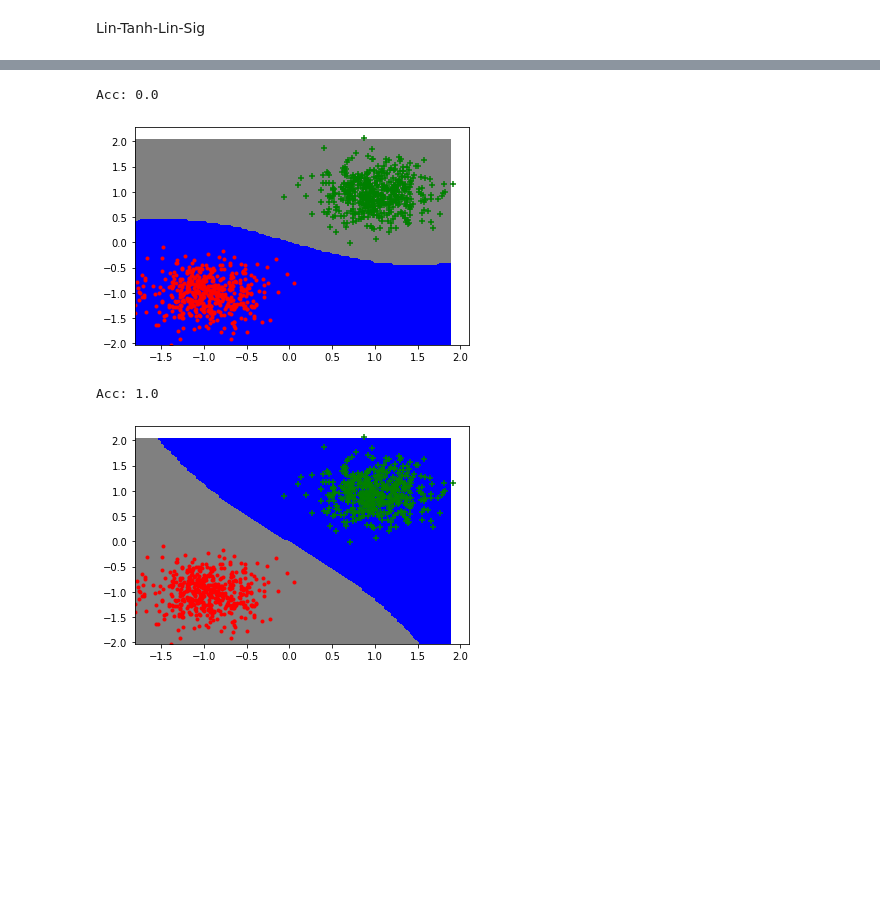
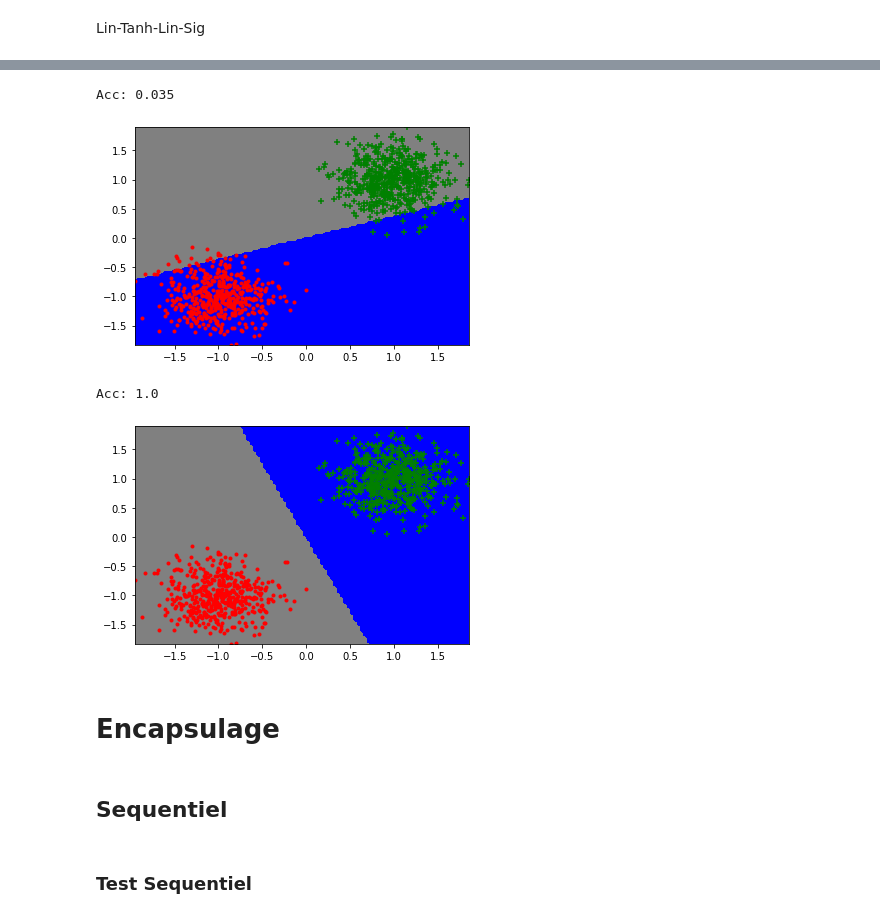
Before and after one commit to nhs2828/NeuralNetwork_DIY, a Jupyter notebook: Projet.ipynb, the cells around one changed output, grey strips where cells are left out. Saved outputs shown, nothing was run; the diff lists cells and outputs as text; code cells hidden in the pictures; blank space fills up the shorter version.

```diff
--- a/Projet.ipynb
+++ b/Projet.ipynb
@@ -168,6 +173,7 @@ class Linear(Module):
             jusqu’à son appel avec un pas de gradient_step
         """
         self._parameters -= gradient_step*self._gradient
+        self._parameters /= np.linalg.norm(self._parameters)
         self.zero_grad()
 
     def backward_update_gradient(self, input, delta):
@@ -179,6 +185,7 @@ class Linear(Module):
             input (array): z_h-1
             delta (_type_): _description_
         """
+        #print(f"LIN MAJ GRAD input {input.shape} delta {delta.shape}")
         #print("BW_grad_Lin",delta.T.shape, input.shape)
         gradient = delta.T@input
         #print(gradient.shape)
@@ -194,6 +201,7 @@ class Linear(Module):
             en fonction de l’entrée input et des deltas de la couche
             suivante delta
         """
+        #print(f"LIN input {input.shape} delta {delta.shape}")
         return np.dot(delta, self._parameters)
         #return np.dot(delta, self._parameters.T)
 
@@ -239,6 +247,7 @@ class TanH(Module): # (e(z)-e(-z)) / (e(z)+e(-z))
             en fonction de l’entrée input et des deltas de la couche
             suivante delta
         """
+        #print(f"TANH input {input.shape} delta {delta.shape}")
         dzda = (2/(np.exp(input)-np.exp(-input)))**2
         #print(input.shape)
         #print(dzda.shape)
@@ -285,6 +294,7 @@ class Sigmoide(Module): # 1 / (1+e(-z))
             en fonction de l’entrée input et des deltas de la couche
             suivante delta
         """
+        #print(f"SIG input {input.shape} delta {delta.shape}")
         dzda = np.exp(-input)/(1+np.exp(-input))**2
         #print(input.shape)
         #print(dzda.shape)
@@ -392,29 +420,30 @@ plot_data(X,Y)
 # %%
+np.random.seed(6)
 #ini
 MLin1 = Linear(X.shape[1],2)
 MtanH = TanH()
-MLin2 = M2 = Linear(M1._parameters.shape[0], 1) #w_h1(out,in)
+MLin2 = Linear(MLin1._parameters.shape[0], 1) #w_h1(out,in)
 MSig = Sigmoide()
 #forward
 z_1 = MLin1.forward(X)
 z_1_tan = MtanH.forward(z_1)
 z_2 = MLin2.forward(z_1_tan)
 z_2_sig = MSig.forward(z_2)
 #decision
 y_pred = np.where(z_2_sig>0.5,1,-1)
 
 def f_sig(X):
   A = MSig.forward(MLin2.forward(MtanH.forward(MLin1.forward(X))))
   return np.where(A>0.5,1,-1)
 
 #plot
 plot_frontiere(X,f_sig,step=100)
 plot_data(X,Y)
 res = np.where(y_pred == Y, 1, 0).sum()
 print("Acc:",res/len(Y))
 # %% [output]
-Acc: 0.0
+Acc: 0.035
-[figure, old version]
+[figure, new version]
 # %%
 
 #Back propagation
@@ -423,14 +452,14 @@ delta_sortie = Loss.backward(Y,z_2_sig)
 #Sig
 delta_sig = MSig.backward_delta(z_2,delta_sortie)
 #Lineaire 2
-M2.backward_update_gradient(z_1_tan,delta_sig)
-delta_2 = M2.backward_delta(z_1_tan, delta_sig)
-M2.update_parameters(gradient_step=0.1)
+MLin2.backward_update_gradient(z_1_tan,delta_sig)
+delta_2 = MLin2.backward_delta(z_1_tan, delta_sig)
+MLin2.update_parameters(gradient_step=1e-4)
 #TanH
 delta_tanH = MtanH.backward_delta(z_1,delta_2)
 #Lineaire 2
-M1.backward_update_gradient(X,delta_tanH)
-M1.update_parameters(gradient_step=0.1)
+MLin1.backward_update_gradient(X,delta_tanH)
+MLin1.update_parameters(gradient_step=1e-4)
 
 
 #forward
@@ -449,4 +478,8 @@ res = np.where(y_pred == Y, 1, 0).sum()
 print("Acc:",res/len(Y))
 # %% [output]
 Acc: 1.0
-[figure, old version]
+[figure, new version]
+# %% [markdown]
+# Encapsulage
+# %% [markdown]
+## Sequentiel
@@ -452,0 +518,2 @@ Acc: 1.0
+# %% [markdown]
+### Test Sequentiel
```
Also changed, not shown: parts of 33 cells of this notebook, 2 other files.
